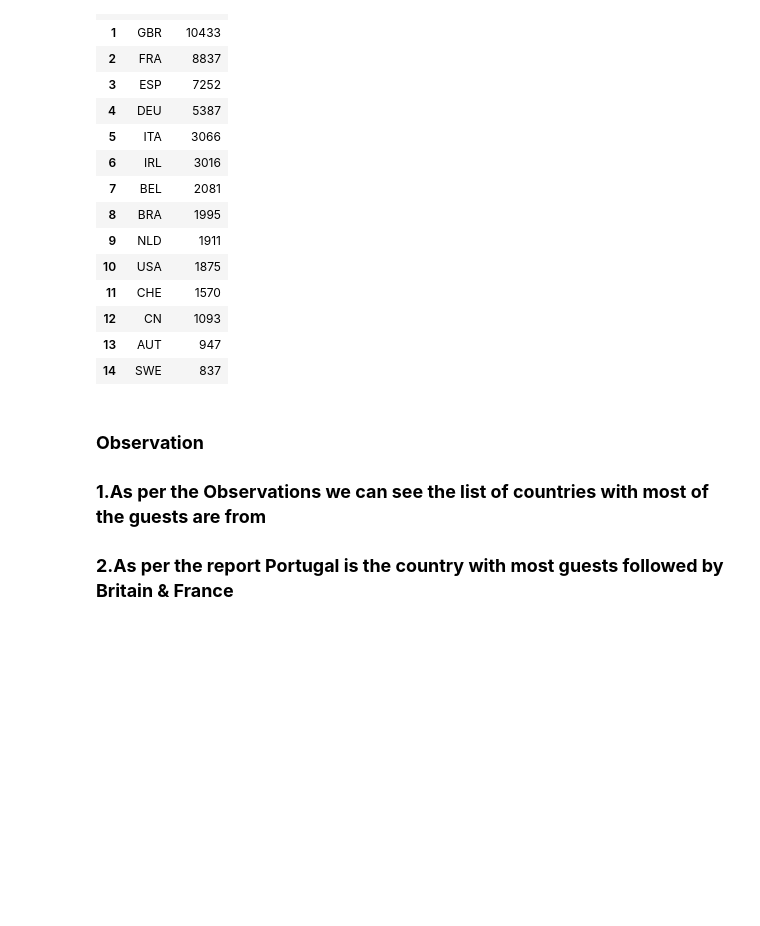
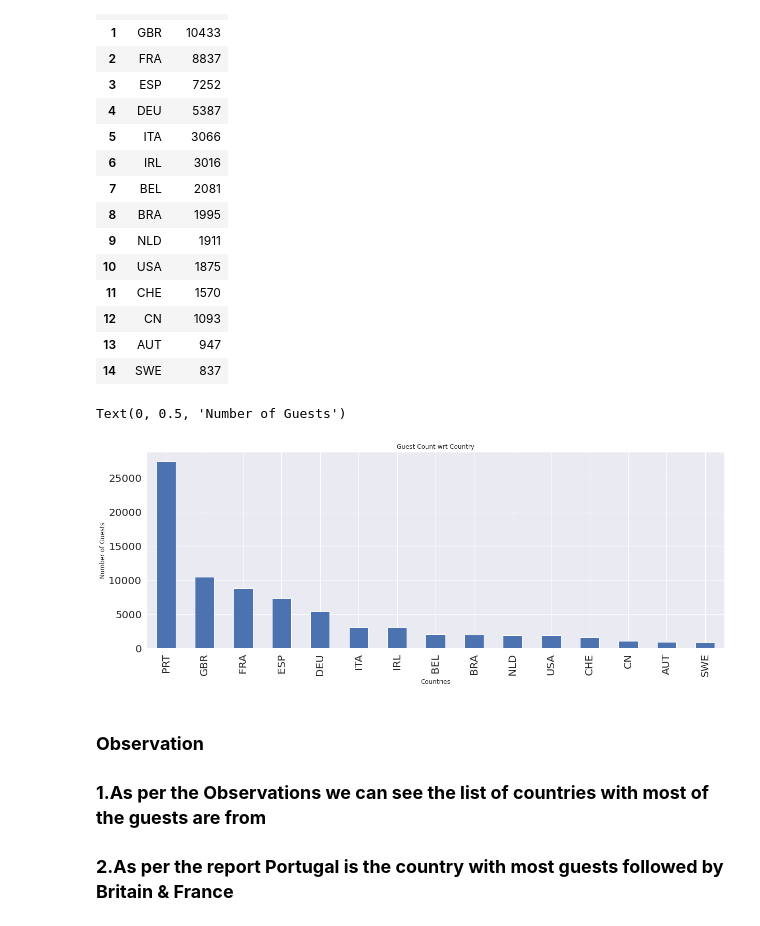
Before and after one commit to RAHULRAJ666DX/Capston-Hotel-Booking-Analysis-, a Jupyter notebook: EDA_Hotel_Booking_Analysis_Rahul_Raj.ipynb, the cells around one changed output. Cells and saved outputs as stored; diff of their text form; code cells hidden in the pictures; blank space fills up the shorter version.

```diff
--- a/EDA_Hotel_Booking_Analysis_Rahul_Raj.ipynb
+++ b/EDA_Hotel_Booking_Analysis_Rahul_Raj.ipynb
@@ -384,6 +395,14 @@ df.country.value_counts()[:15].reset_index()
 | 12 | CN | 1093 |
 | 13 | AUT | 947 |
 | 14 | SWE | 837 |
+# %%
+df.country.value_counts()[:15].plot(kind='bar',fontsize=20)
+plt.title('Guest Count wrt Country')
+plt.xlabel('Countries')
+plt.ylabel('Number of Guests')
+# %% [output]
+Text(0, 0.5, 'Number of Guests')
+[figure, added]
 # %% [markdown]
 ### **Observation**
 ### **1.As per the Observations we can see the list of countries with most of the guests are from**
```
Also changed, not shown: parts of 46 cells of this notebook.
